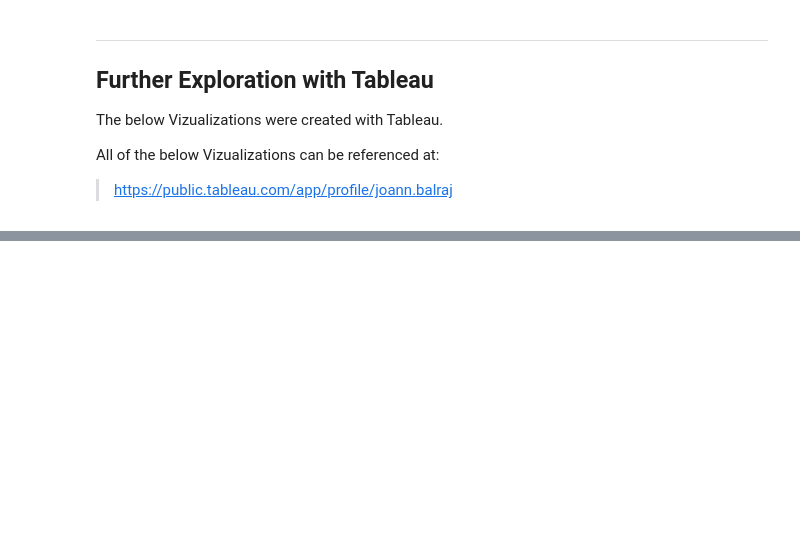
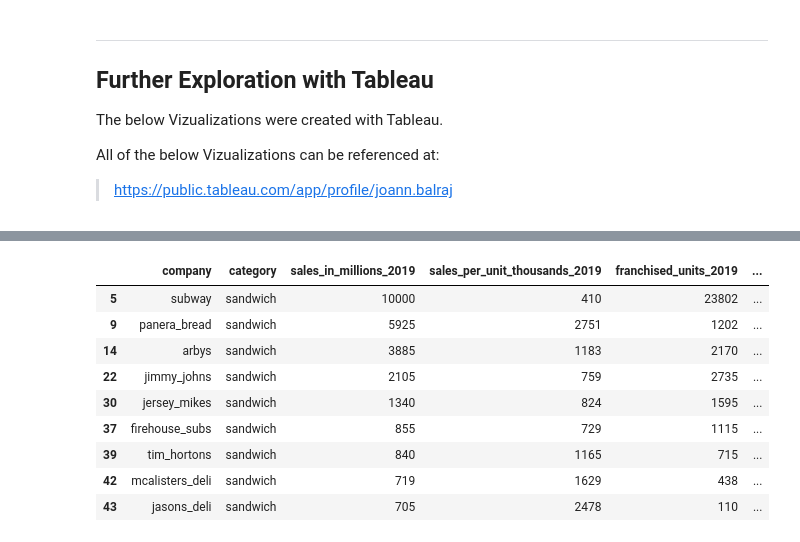
Before and after one commit to joann-balraj/Fast_Food_Chain_Data_Analysis, a Jupyter notebook: Workbook.ipynb, the cells around one changed output, grey strips where cells are left out. Drawn from its saved outputs; the diff is of its cells as text; code cells hidden in the pictures; blank space fills up the shorter version.

```diff
--- a/Workbook.ipynb
+++ b/Workbook.ipynb
@@ -133,0 +168,13 @@ This does not necessarily mean the company is doing better if they uses more tha
+# %%
+data[data.category == 'sandwich']
+# %% [output]
+|  | company | category | sales_in_millions_2019 | sales_per_unit_thousands_2019 | franchised_units_2019 | ... |
+| 5 | subway | sandwich | 10000 | 410 | 23802 | ... |
+| 9 | panera_bread | sandwich | 5925 | 2751 | 1202 | ... |
+| 14 | arbys | sandwich | 3885 | 1183 | 2170 | ... |
+| 22 | jimmy_johns | sandwich | 2105 | 759 | 2735 | ... |
+| 30 | jersey_mikes | sandwich | 1340 | 824 | 1595 | ... |
+| 37 | firehouse_subs | sandwich | 855 | 729 | 1115 | ... |
+| 39 | tim_hortons | sandwich | 840 | 1165 | 715 | ... |
+| 42 | mcalisters_deli | sandwich | 719 | 1629 | 438 | ... |
+| 43 | jasons_deli | sandwich | 705 | 2478 | 110 | ... |
```
Also changed, not shown: parts of 26 cells of this notebook.
